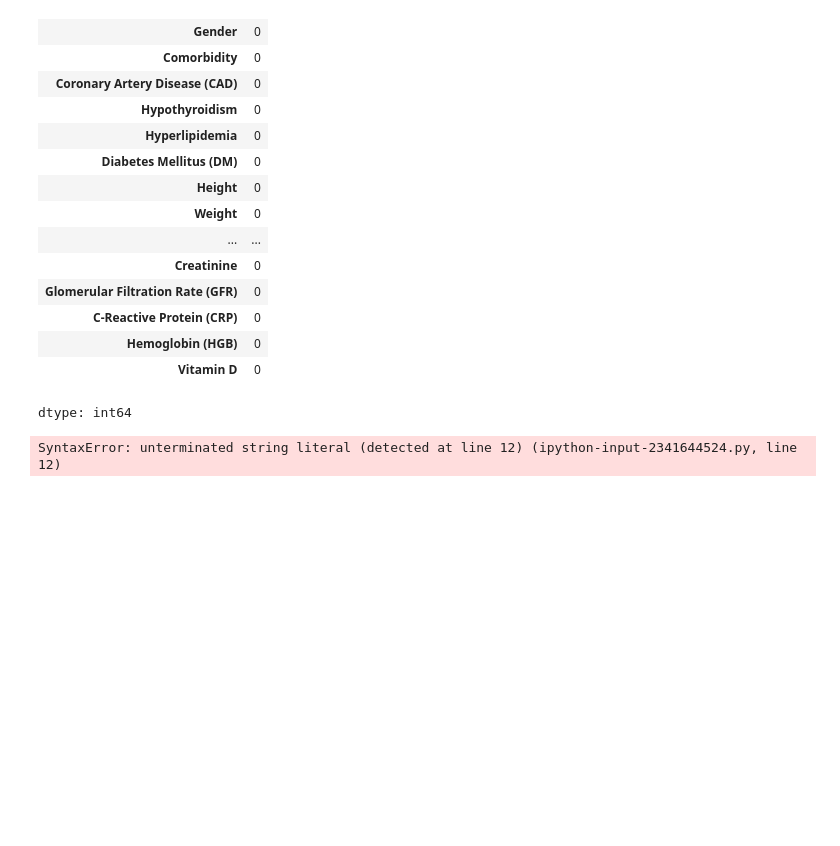
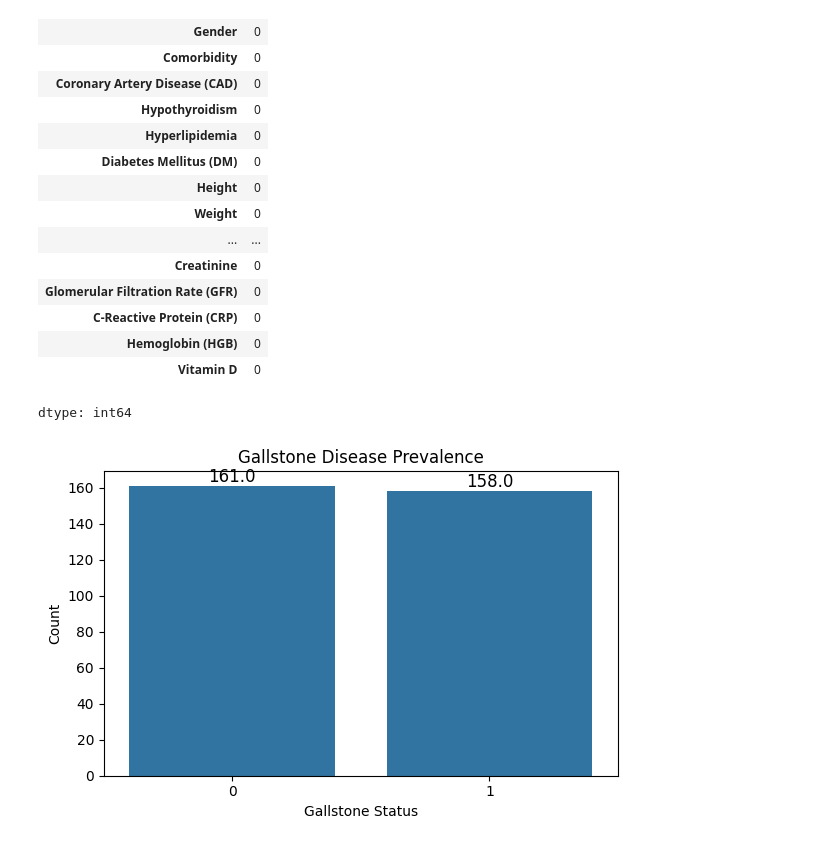
Before and after one commit to browndoneta/DSRP-Doneta, a Jupyter notebook: Gallstone_Research_Project.ipynb, the cells around one changed output. Cells and saved outputs as stored; diff of their text form; code cells hidden in the pictures; blank space fills up the shorter version.

```diff
--- a/Gallstone_Research_Project.ipynb
+++ b/Gallstone_Research_Project.ipynb
@@ -162,22 +127,22 @@ df.to_csv("cleaned_data.csv", index=False)
 # %%
 import seaborn as sns
 import matplotlib.pyplot as plt
 
 
 plt.figure(figsize=(6, 4))
 ax = sns.countplot(x='Gallstone Status', data=df)
 
 
 for p in ax.patches:
  height = p.get_height()
-ax.annotate(f'{height}', (p.get_x() + p.get_width() / 2., height),
-        ', fontsize=10)
+ ax.annotate(f'{height}', (p.get_x() + p.get_width() / 2., height),
+        ha='center',va='bottom',fontsize=12)
 
 
 plt.title("Gallstone Disease Prevalence")
 plt.xlabel("Gallstone Status")
 plt.ylabel("Count")
 plt.tight_layout()
 plt.show()
 # %% [output]
-SyntaxError: unterminated string literal (detected at line 12) (ipython-input-2341644524.py, line 12)
+[figure, added]
```
Also changed, not shown: parts of 21 cells of this notebook.
